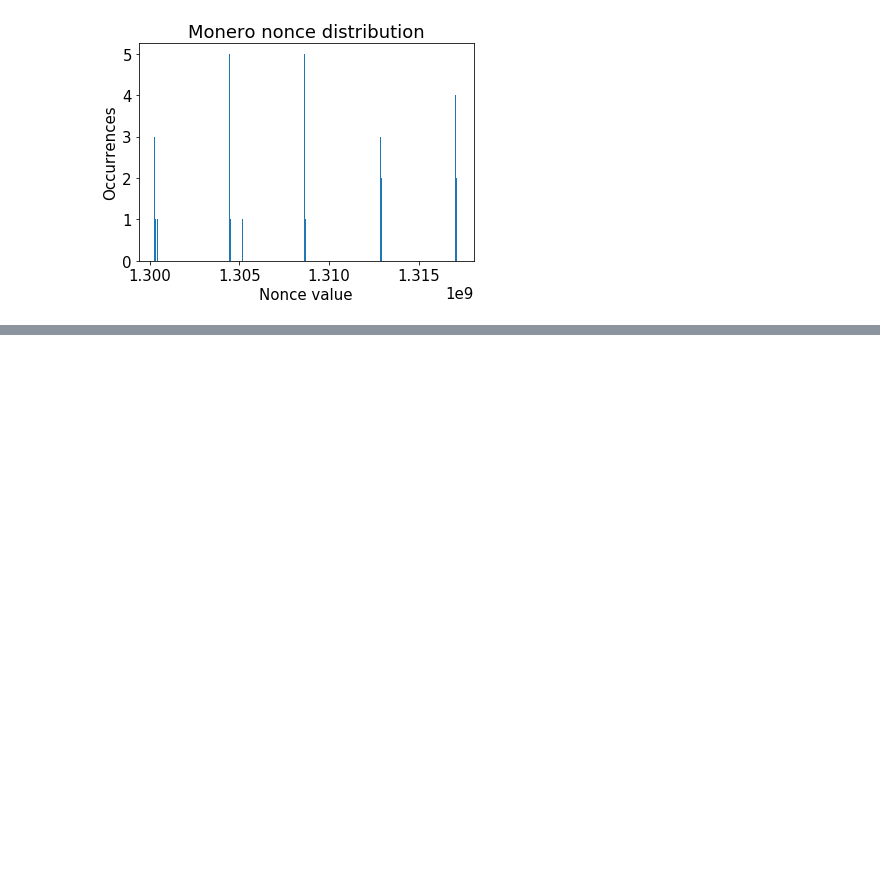
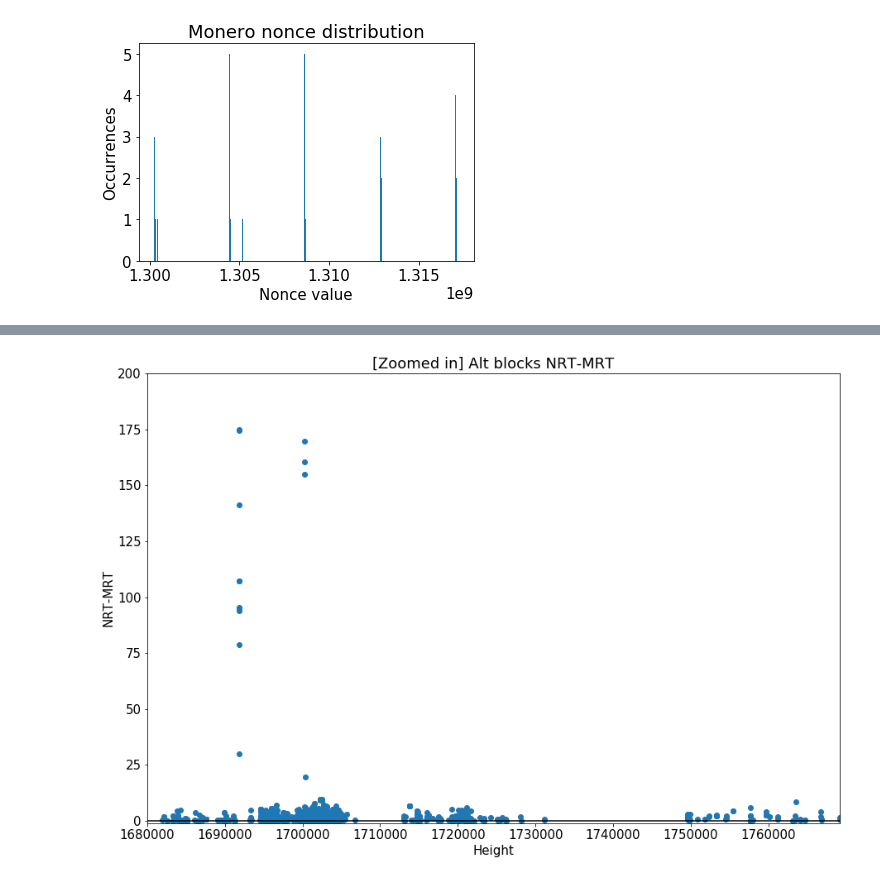
Before and after one commit to noncesense-research-lab/nonce_distribution, a Jupyter notebook: nonce_distribution.ipynb, the cells around one changed output, grey strips where cells are left out. Cells and saved outputs as stored; diff of their text form; code cells hidden in the pictures; blank space fills up the shorter version.

```diff
--- a/nonce_distribution.ipynb
+++ b/nonce_distribution.ipynb
@@ -431,0 +508,11 @@ min_std = min(std_dev_record)
+# %%
+fig, ax = plt.subplots(figsize=(15, 10))
+plt.scatter(alt_df.height, alt_df.deltart/100)
+plt.xlim([1680000, max(alt_df.height)])
+plt.ylim([-1, 200])
+ax.axhline(0,c='k')
+plt.title('[Zoomed in] Alt blocks NRT-MRT');
+plt.ylabel('NRT-MRT');
+plt.xlabel('Height');
+# %% [output]
+[figure, added]
```
Also changed, not shown: parts of 33 cells of this notebook, 2 other files.
